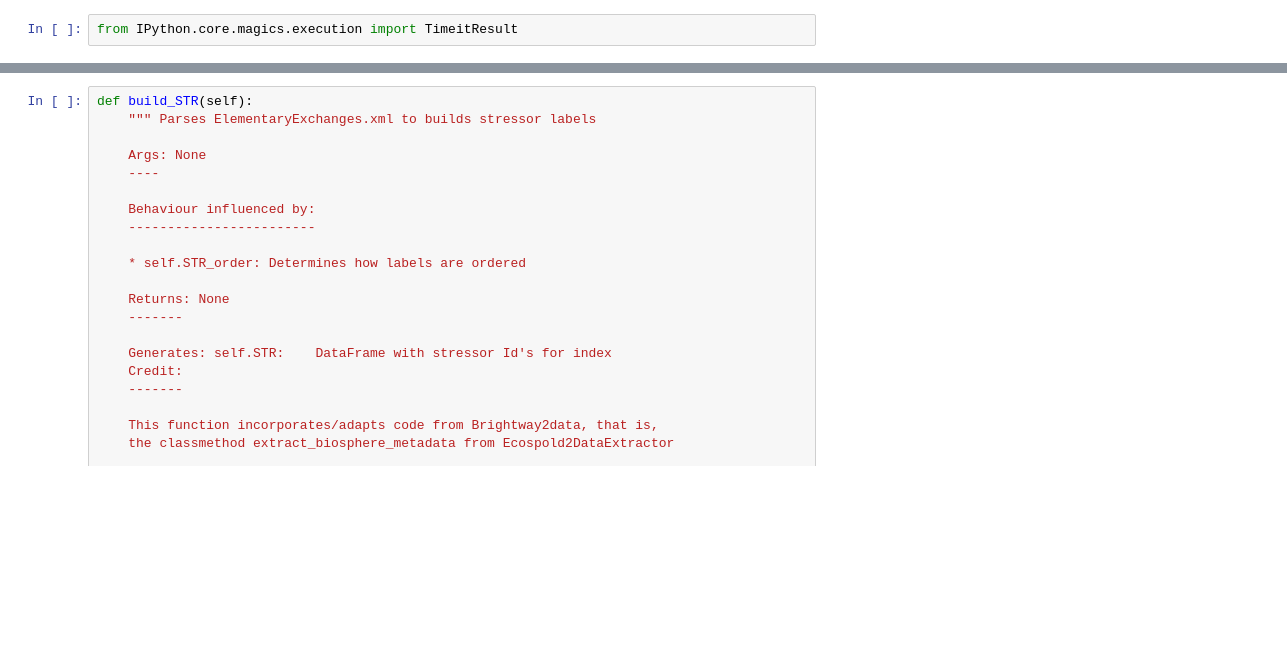
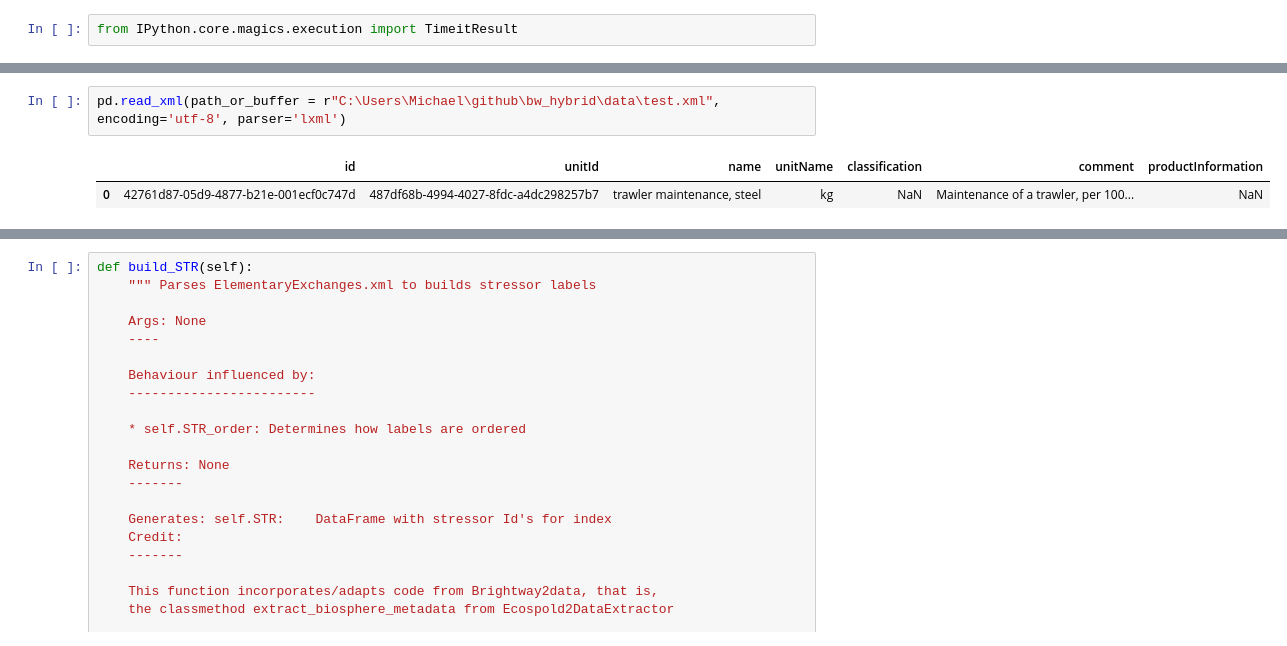
Before and after one commit to brightway-lca/bw_hybrid, a Jupyter notebook: dev/4_function_refactoring/1_ecospold2matrix/1_xml_to_pandas.ipynb, the cells around one changed output, grey strips where cells are left out. Drawn from its saved outputs; the diff is of its cells as text; blank space fills up the shorter version.

Commit message:
added test dataframe

```diff
--- a/dev/4_function_refactoring/1_ecospold2matrix/1_xml_to_pandas.ipynb
+++ b/dev/4_function_refactoring/1_ecospold2matrix/1_xml_to_pandas.ipynb
@@ -7,0 +40,5 @@ from IPython.core.magics.execution import TimeitResult
+# %%
+pd.read_xml(path_or_buffer = r"C:\Users\Michael\github\bw_hybrid\data\test.xml", encoding='utf-8', parser='lxml')
+# %% [output]
+|  | id | unitId | name | unitName | classification | comment | productInformation |
+| 0 | 42761d87-05d9-4877-b21e-001ecf0c747d | 487df68b-4994-4027-8fdc-a4dc298257b7 | trawler maintenance, steel | kg | NaN | Maintenance of a trawler, per 100... | NaN |
```
Also changed, not shown: parts of 5 cells of this notebook, 4 other files.
